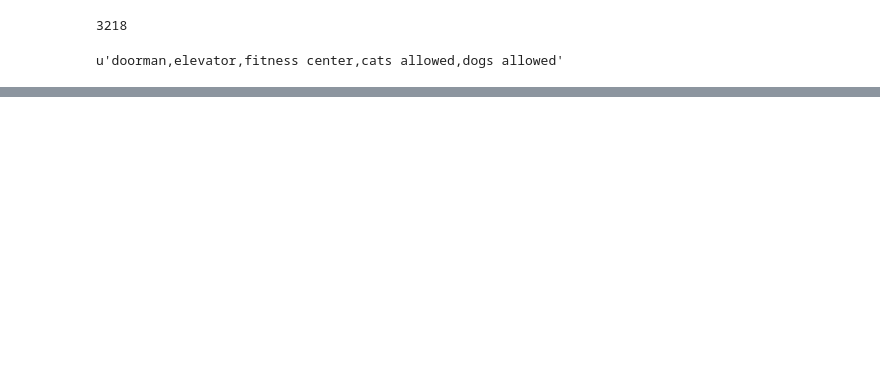
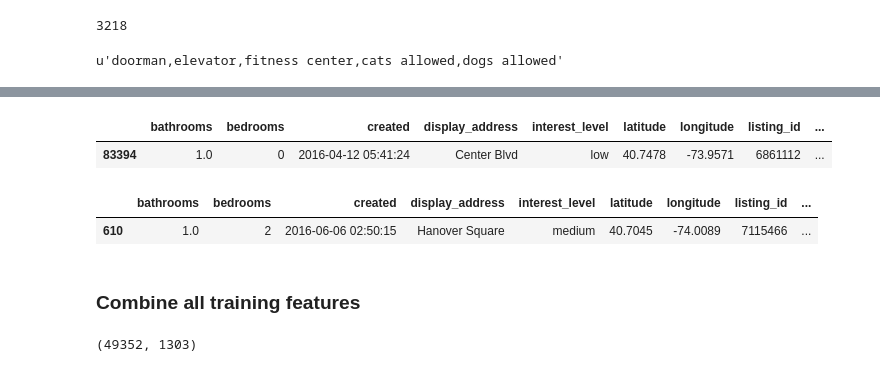
Before and after one commit to ah3200/renthop-kaggle, a Jupyter notebook: Feature_engineer_and_modeling.ipynb, the cells around one changed output, grey strips where cells are left out. Saved outputs shown, nothing was run; the diff lists cells and outputs as text; code cells hidden in the pictures; blank space fills up the shorter version.

```diff
--- a/Feature_engineer_and_modeling.ipynb
+++ b/Feature_engineer_and_modeling.ipynb
@@ -130,0 +194,2 @@ print sorted(freqs, key = lambda x: -x[1])[:20]
+# %%
+train['desc_length'] = train['description'].map(len)
@@ -130,0 +219,6 @@ print sorted(freqs, key = lambda x: -x[1])[:20]
+# %%
+out = train[['bathrooms','bedrooms','created','display_address','interest_level','latitude','longitude',
+             'listing_id','building_id','manager_id','price','street_address']]
+# %%
+out['display_address'] = out['display_address'].map(lambda x: x.replace('\r',''))
+out['street_address'] = out['street_address'].map(lambda x: x.replace('\r',''))
@@ -130,0 +236,10 @@ print sorted(freqs, key = lambda x: -x[1])[:20]
+# %%
+out[out['listing_id']==6861112]
+# %% [output]
+|  | bathrooms | bedrooms | created | display_address | interest_level | latitude | longitude | listing_id | ... |
+| 83394 | 1.0 | 0 | 2016-04-12 05:41:24 | Center Blvd | low | 40.7478 | -73.9571 | 6861112 | ... |
+# %%
+out[out['listing_id']==7115466]
+# %% [output]
+|  | bathrooms | bedrooms | created | display_address | interest_level | latitude | longitude | listing_id | ... |
+| 610 | 1.0 | 2 | 2016-06-06 02:50:15 | Hanover Square | medium | 40.7045 | -74.0089 | 7115466 | ... |
@@ -130,0 +248,2 @@ print sorted(freqs, key = lambda x: -x[1])[:20]
+# %% [markdown]
+### Combine all training features
@@ -130,0 +257,4 @@ print sorted(freqs, key = lambda x: -x[1])[:20]
+# %%
+X_train.shape
+# %% [output]
+(49352, 1303)
```
Also changed, not shown: parts of 41 cells of this notebook.
